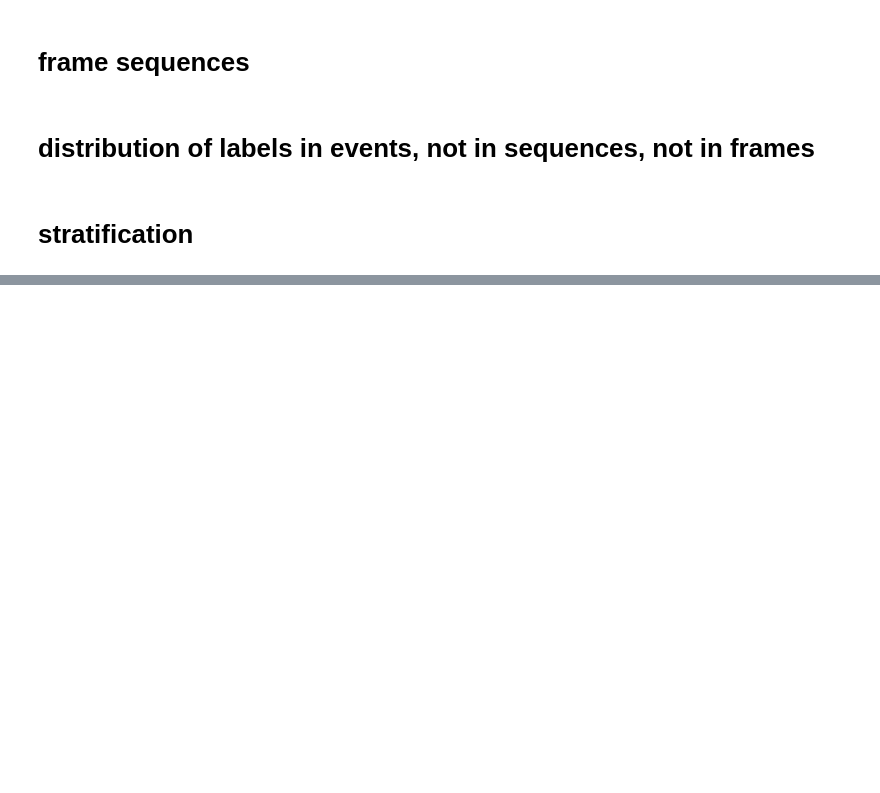
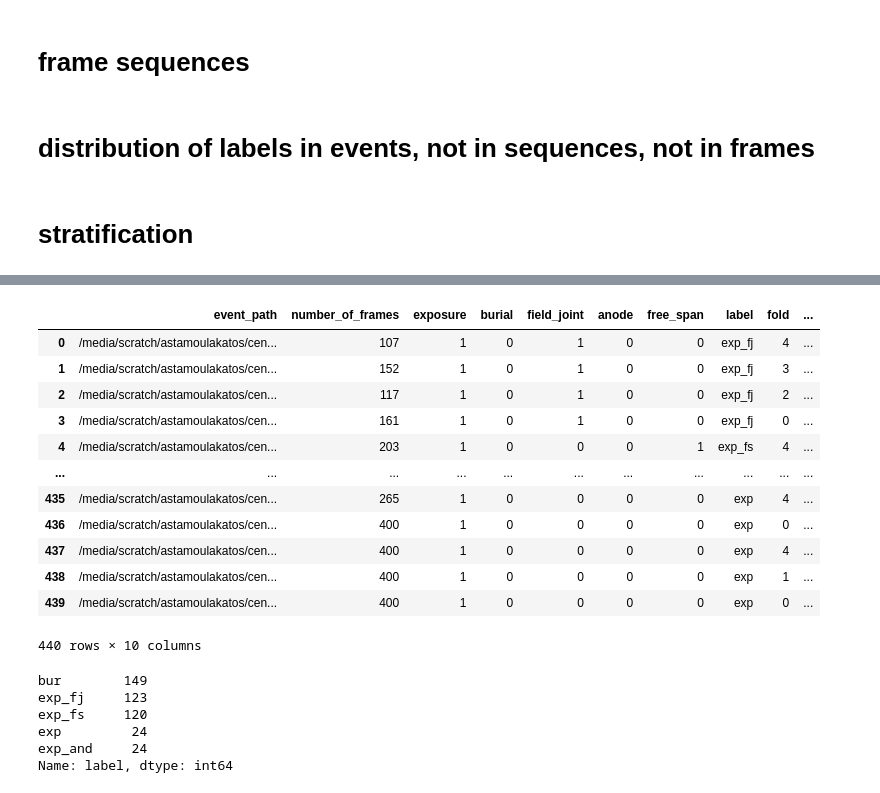
Before and after one commit to stamtron/thesis-second-dataset-extraction, a Jupyter notebook: data-statistics-split-stratification-label/10-more-balanced-big-dataset.ipynb, the cells around one changed output, grey strips where cells are left out. Drawn from its saved outputs; the diff is of its cells as text; code cells hidden in the pictures; blank space fills up the shorter version.

```diff
--- a/data-statistics-split-stratification-label/10-more-balanced-big-dataset.ipynb
+++ b/data-statistics-split-stratification-label/10-more-balanced-big-dataset.ipynb
@@ -229,0 +329,25 @@ df.to_csv('../important_csvs/more_balanced_dataset/small_set_multi_class.csv', i
+# %%
+df_final.reset_index(drop=True)
+# %% [output]
+|  | event_path | number_of_frames | exposure | burial | field_joint | anode | free_span | label | fold | ... |
+| 0 | /media/scratch/astamoulakatos/cen... | 107 | 1 | 0 | 1 | 0 | 0 | exp_fj | 4 | ... |
+| 1 | /media/scratch/astamoulakatos/cen... | 152 | 1 | 0 | 1 | 0 | 0 | exp_fj | 3 | ... |
+| 2 | /media/scratch/astamoulakatos/cen... | 117 | 1 | 0 | 1 | 0 | 0 | exp_fj | 2 | ... |
+| 3 | /media/scratch/astamoulakatos/cen... | 161 | 1 | 0 | 1 | 0 | 0 | exp_fj | 0 | ... |
+| 4 | /media/scratch/astamoulakatos/cen... | 203 | 1 | 0 | 0 | 0 | 1 | exp_fs | 4 | ... |
+| ... | ... | ... | ... | ... | ... | ... | ... | ... | ... | ... |
+| 435 | /media/scratch/astamoulakatos/cen... | 265 | 1 | 0 | 0 | 0 | 0 | exp | 4 | ... |
+| 436 | /media/scratch/astamoulakatos/cen... | 400 | 1 | 0 | 0 | 0 | 0 | exp | 0 | ... |
+| 437 | /media/scratch/astamoulakatos/cen... | 400 | 1 | 0 | 0 | 0 | 0 | exp | 4 | ... |
+| 438 | /media/scratch/astamoulakatos/cen... | 400 | 1 | 0 | 0 | 0 | 0 | exp | 1 | ... |
+| 439 | /media/scratch/astamoulakatos/cen... | 400 | 1 | 0 | 0 | 0 | 0 | exp | 0 | ... |
+440 rows × 10 columns
+# %%
+df_final.label.value_counts()
+# %% [output]
+bur        149
+exp_fj     123
+exp_fs     120
+exp         24
+exp_and     24
+Name: label, dtype: int64
```
Also changed, not shown: parts of 15 cells of this notebook, 5 other files.
